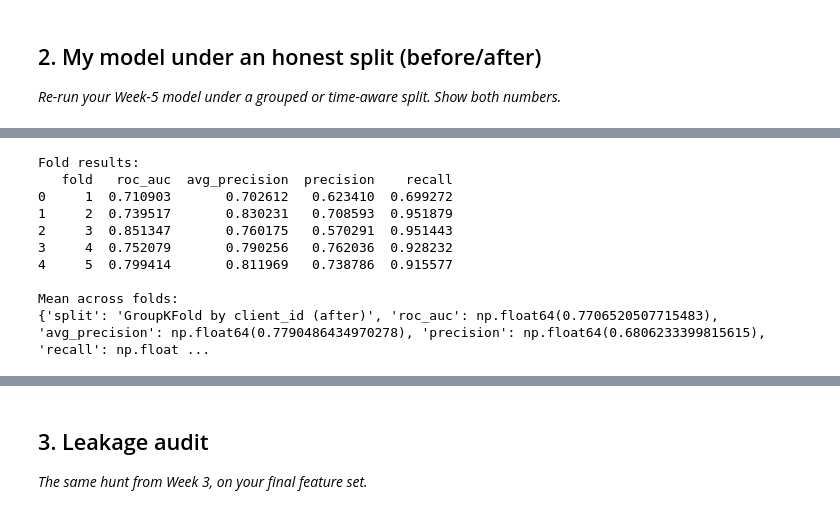
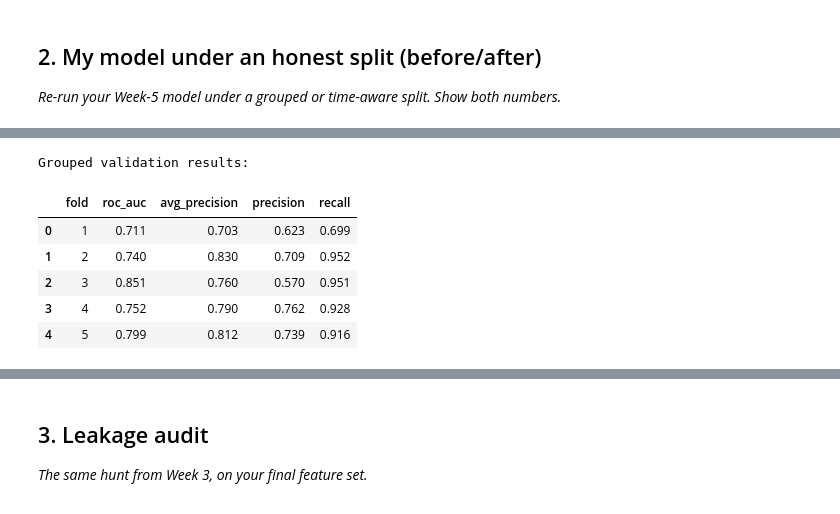
Before and after one commit to mariamemad975/FlyRank_ML, a Jupyter notebook: work/notebooks/w06_validation_audit.ipynb, the cells around one changed output, grey strips where cells are left out. Saved outputs shown, nothing was run; the diff lists cells and outputs as text; code cells hidden in the pictures.

```diff
--- a/work/notebooks/w06_validation_audit.ipynb
+++ b/work/notebooks/w06_validation_audit.ipynb
@@ -91,0 +83,13 @@ Dataset shape: (30000, 44)
+# %%
+df["is_declining_label"] = (
+    df["trend_direction"]
+    .astype(str)
+    .str.lower()
+    .eq("down")
+    .astype(int))
+
+print("Label distribution:")
+print(df["is_declining_label"].value_counts())
+
+print("\nLabel proportions:")
+print(df["is_declining_label"].value_counts(normalize=True).round(3))
@@ -121,54 +192,55 @@ print(metrics_before)
 # %%
-# Grouped cross-validation by client_id (after)
+# Five-fold grouped validation by client_id.
 gkf = GroupKFold(n_splits=5)
 fold_metrics = []
+for fold, (train_idx, test_idx) in enumerate(
+    gkf.split(X, y, groups=groups),
+    start=1
+):
+    X_train = X.iloc[train_idx]
+    X_test = X.iloc[test_idx]
 
-for fold, (train_idx, test_idx) in enumerate(
-    gkf.split(X, y, groups=groups), start=1
-):
-    X_train, X_test = X.iloc[train_idx], X.iloc[test_idx]
-    y_train, y_test = y.iloc[train_idx], y.iloc[test_idx]
+    y_train = y.iloc[train_idx]
+    y_test = y.iloc[test_idx]
 
     model = RandomForestClassifier(
         n_estimators=200,
         max_depth=6,
         min_samples_leaf=20,
-        random_state=42)
+        random_state=42,
+        n_jobs=-1)
 
     model.fit(X_train, y_train)
 
     proba = model.predict_proba(X_test)[:, 1]
     pred = model.predict(X_test)
 
     fold_metrics.append({
         "fold": fold,
         "roc_auc": roc_auc_score(y_test, proba),
-        "avg_precision": average_precision_score(y_test, proba),
-        "precision": precision_score(y_test, pred, zero_division=0),
-        "recall": recall_score(y_test, pred, zero_division=0),})
+        "avg_precision": average_precision_score(
+            y_test,
+            proba
+        ),
+        "precision": precision_score(
+            y_test,
+            pred,
+            zero_division=0
+        ),
+        "recall": recall_score(
+            y_test,
+            pred,
+            zero_division=0 )})
 
 fold_df = pd.DataFrame(fold_metrics)
 
-print("Fold results:")
-print(fold_df)
-
-metrics_after = {
-    "split": "GroupKFold by client_id (after)",
-    "roc_auc": fold_df["roc_auc"].mean(),
-    "avg_precision": fold_df["avg_precision"].mean(),
-    "precision": fold_df["precision"].mean(),
-    "recall": fold_df["recall"].mean(),}
-
-print("\nMean across folds:")
-print(metrics_after)
+print("Grouped validation results:")
+display(fold_df.round(3))
 # %% [output]
-Fold results:
-   fold   roc_auc  avg_precision  precision    recall
-0     1  0.710903       0.702612   0.623410  0.699272
-1     2  0.739517       0.830231   0.708593  0.951879
-2     3  0.851347       0.760175   0.570291  0.951443
-3     4  0.752079       0.790256   0.762036  0.928232
-4     5  0.799414       0.811969   0.738786  0.915577
-
-Mean across folds:
-{'split': 'GroupKFold by client_id (after)', 'roc_auc': np.float64(0.7706520507715483), 'avg_precision': np.float64(0.7790486434970278), 'precision': np.float64(0.6806233399815615), 'recall': np.float ...
+Grouped validation results:
+|  | fold | roc_auc | avg_precision | precision | recall |
+| 0 | 1 | 0.711 | 0.703 | 0.623 | 0.699 |
+| 1 | 2 | 0.740 | 0.830 | 0.709 | 0.952 |
+| 2 | 3 | 0.851 | 0.760 | 0.570 | 0.951 |
+| 3 | 4 | 0.752 | 0.790 | 0.762 | 0.928 |
+| 4 | 5 | 0.799 | 0.812 | 0.739 | 0.916 |
```
Also changed, not shown: parts of 28 cells of this notebook.
